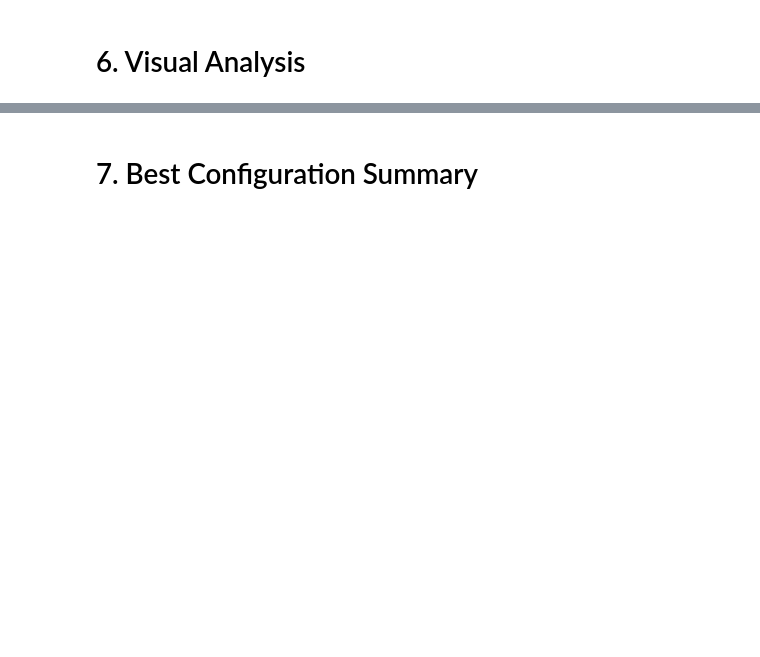
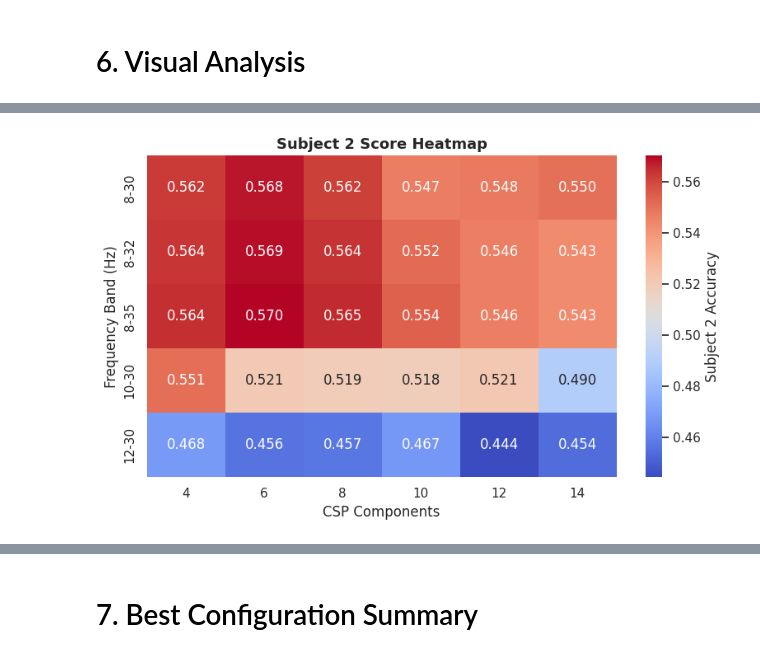
Before and after one commit to vadimegorov13/bci-inefficiency-analysis, a Jupyter notebook: src/04_csp_band_tuning.ipynb, the cells around one changed output, grey strips where cells are left out. Drawn from its saved outputs; the diff is of its cells as text; code cells hidden in the pictures; blank space fills up the shorter version.

```diff
--- a/src/04_csp_band_tuning.ipynb
+++ b/src/04_csp_band_tuning.ipynb
@@ -497,0 +673,14 @@ plt.show()
+# %%
+# Score heat map of subject 2 only
+subject2_df = per_subject_df[per_subject_df['subject_norm'] == 2]
+subject2_heatmap = subject2_df.pivot(index='band_label', columns='n_components', values='score')
+subject2_heatmap = subject2_heatmap.reindex(index=band_order, columns=component_order)
+plt.figure(figsize=(8, 5))
+sns.heatmap(subject2_heatmap, annot=True, fmt='.3f', cmap='coolwarm', cbar_kws={'label': 'Subject 2 Accuracy'})
+plt.title('Subject 2 Score Heatmap', fontsize=13, fontweight='bold')
+plt.xlabel('CSP Components')
+plt.ylabel('Frequency Band (Hz)')
+plt.tight_layout()
+save_plot('score_heatmap_subject2.png')
+plt.show()
+# %% [output]
@@ -497,0 +688 @@ plt.show()
+[figure, added]
```
Also changed, not shown: parts of 12 cells of this notebook, 14 other files.
